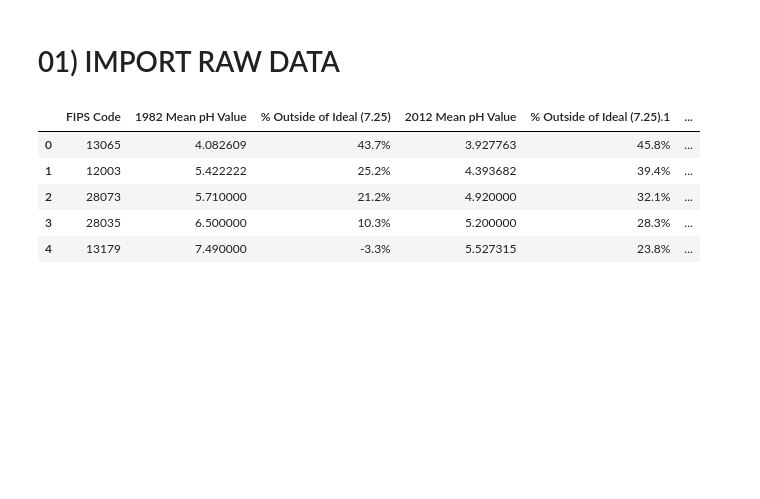
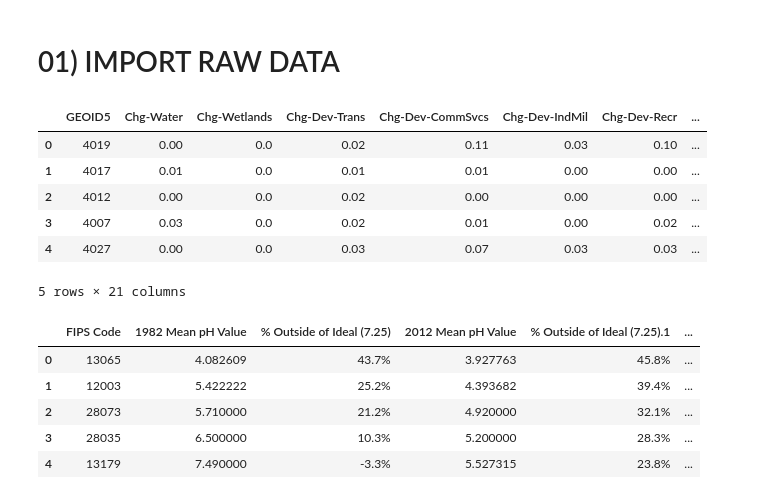
Before and after one commit to ekenigsberg/BootCampProject01-2019-07-06, a Jupyter notebook: Water Quality 01.ipynb, the cells around one changed output. Cells and saved outputs as stored; diff of their text form; code cells hidden in the pictures; blank space fills up the shorter version.

```diff
--- a/Water Quality 01.ipynb
+++ b/Water Quality 01.ipynb
@@ -10,2 +21,13 @@ strPH = 'Change in Mean pH Levels 82-12.csv'
 dfPH = pd.read_csv(strPH)
+# %%
+# examine Land dataframe
+dfLand.head()
+# %% [output]
+|  | GEOID5 | Chg-Water | Chg-Wetlands | Chg-Dev-Trans | Chg-Dev-CommSvcs | Chg-Dev-IndMil | Chg-Dev-Recr | ... |
+| 0 | 4019 | 0.00 | 0.0 | 0.02 | 0.11 | 0.03 | 0.10 | ... |
+| 1 | 4017 | 0.01 | 0.0 | 0.01 | 0.01 | 0.00 | 0.00 | ... |
+| 2 | 4012 | 0.00 | 0.0 | 0.02 | 0.00 | 0.00 | 0.00 | ... |
+| 3 | 4007 | 0.03 | 0.0 | 0.02 | 0.01 | 0.00 | 0.02 | ... |
+| 4 | 4027 | 0.00 | 0.0 | 0.03 | 0.07 | 0.03 | 0.03 | ... |
+5 rows × 21 columns
 # %%
```
Also changed, not shown: parts of 21 cells of this notebook, 1 other file.
